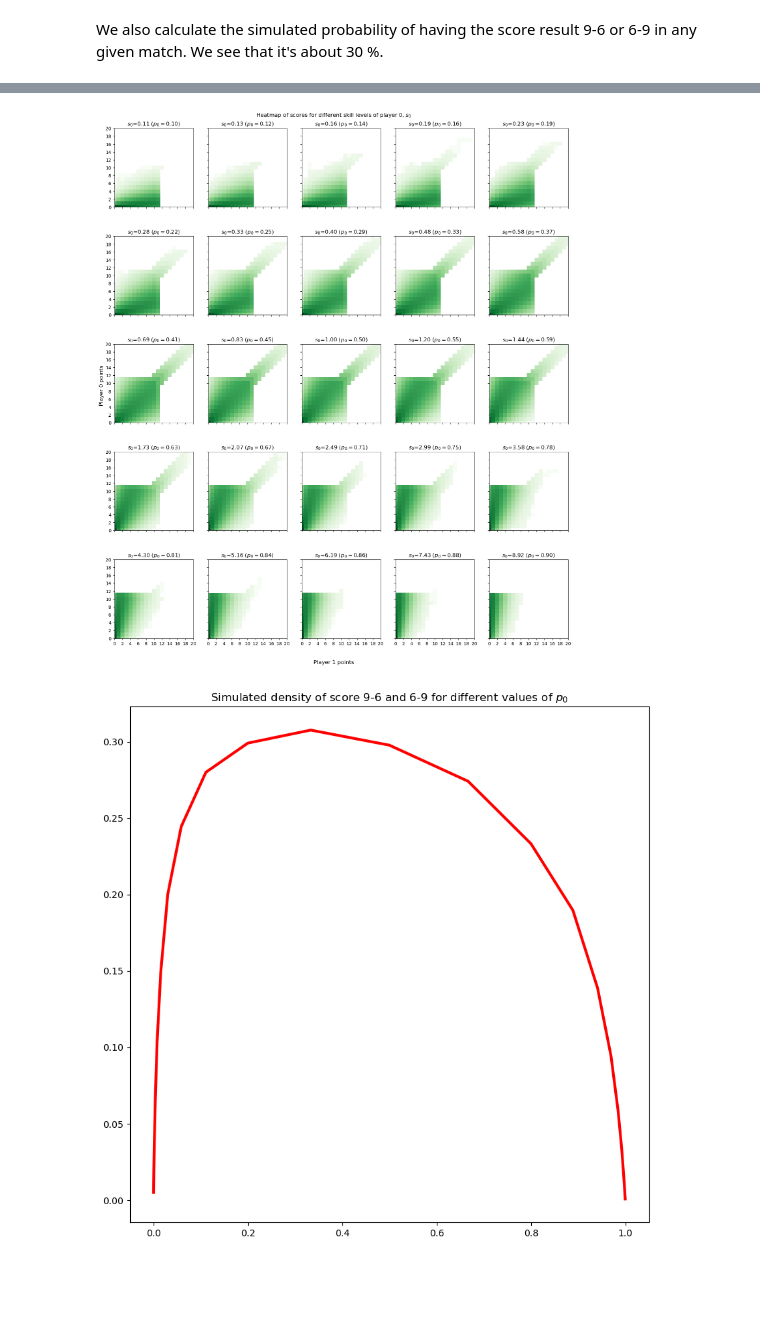
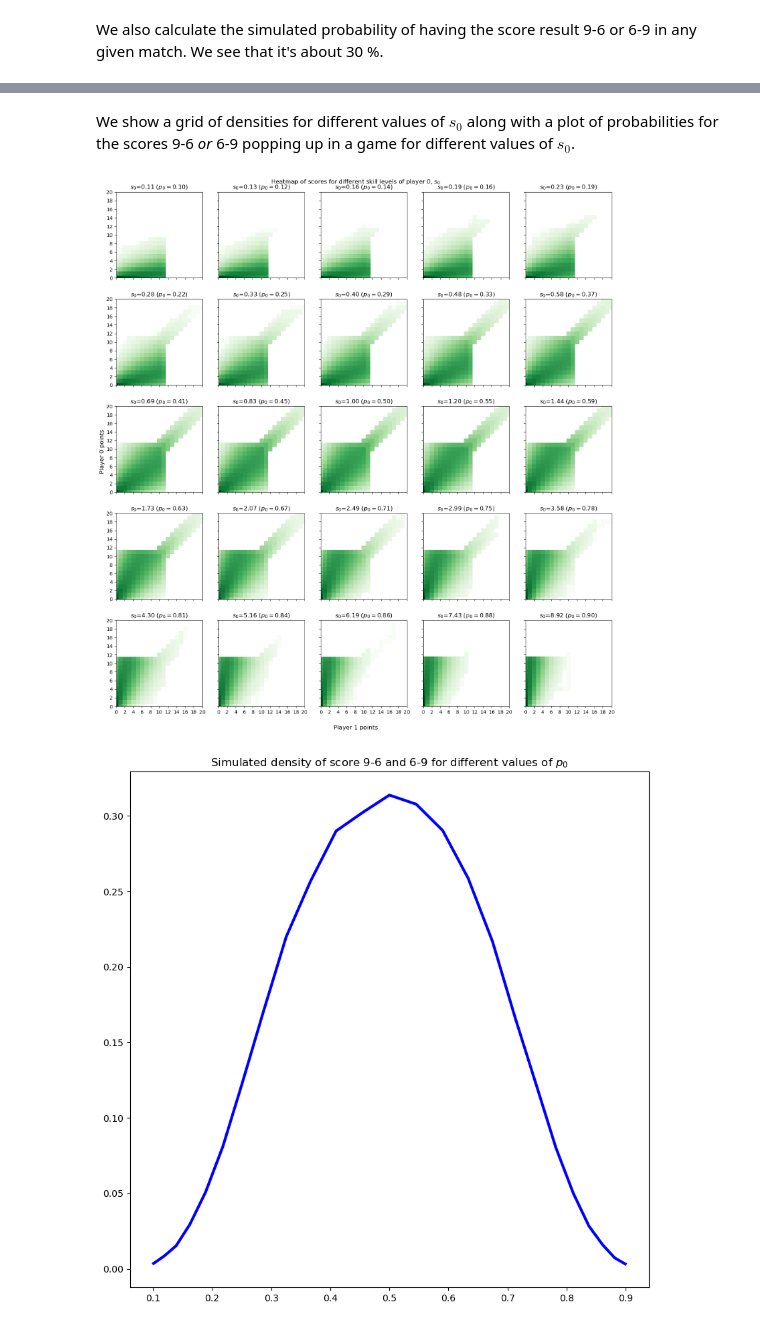
Before and after one commit to magnushelliesen/ping-pong-result-simulator, a Jupyter notebook: ping-pong-result-simulator.ipynb, the cells around one changed output, grey strips where cells are left out. Cells and saved outputs as stored; diff of their text form; code cells hidden in the pictures; blank space fills up the shorter version.

```diff
--- a/ping-pong-result-simulator.ipynb
+++ b/ping-pong-result-simulator.ipynb
@@ -39,7 +62,7 @@ def result_from_game(s0, k_s):
     while (max(scores_in_game[-1][0], scores_in_game[-1][1]) < 11) or (abs(scores_in_game[-1][0]-scores_in_game[-1][1]) < 2):
         if min(scores_in_game[-1][0], scores_in_game[-1][1]) >= 10:
             serves = 1
-        s0_prime = s0 if not serves_in_game[-1][0] else s0*k_s
+        s0_prime = s0/k_s if not serves_in_game[-1][0] else s0*k_s
         player0_won, player1_won = result_from_single_exchange(s0_prime)
         scores_in_game.append((scores_in_game[-1][0]+player0_won, scores_in_game[-1][1]+player1_won))
         serves_in_game.append((not serves_in_game[-1][0] if serves_in_game[-1][0] == serves_in_game[-serves][0] else serves_in_game[-1][0],
@@ -75,6 +117,6 @@ def game_simulator(s0, advantage_of_serve, n, seed):
 We now simulate 100,000 games between equaly skilled players and store it to a list. We then put it in a DataFrame, manipulate it, and plot it as a heatmap. We see that scores along the diagonal (that is, farily even matches) are the most frequent. Nevertheless, every so often a player wins 11 to nothing, and sometimes the game goes on until 25 points and more. Note that the heatmap uses a power-transformation, that is count is raised to the 1/4th power to make the plot a bit more busy. The reason is that otherwise 0-0 dominats the plot as it occurs every game.
 # %%
-simulation_of_games = game_simulator(1, 1.5, 100000, 1234)
+simulation_of_games = game_simulator(1, 2, 100000, 1234)
 
 df = pd.DataFrame(simulation_of_games, columns=['player0_points', 'player1_points'])
 
@@ -87,7 +129,7 @@ df_to_plot = (
     .pivot_table(index=['player0_points'], columns=['player1_points'])
 )
 
-plt.figure(figsize=(10,10))
+plt.figure(figsize=(10, 10))
 plt.imshow(df_to_plot, origin='lower', cmap ="Greens", norm=PowerNorm(0.25))
 plt.ylabel('Player 0 points')
 plt.xlabel('Player 1 points')
@@ -116,8 +158,9 @@ def result_creator(advantage_of_serve, n, seed):
     fig.suptitle('Heatmap of scores for different skill levels of player 0, $s_0$')
     fig.tight_layout(rect=[0, 0, 1, 1])
     prob = []
+    p0 = []
     i, j = 0, 0
-    for s0 in [1.2**i for i in range(-12,13)]:
+    for s0 in [1.2**i for i in range(-12, 13)]:
         simulation_of_games = game_simulator(s0, advantage_of_serve, n, 1234)
 
         df = pd.DataFrame(simulation_of_games, columns=['player0_points', 'player1_points'])
@@ -142,6 +185,7 @@ def result_creator(advantage_of_serve, n, seed):
         df = df.assign(**{'match_id': lambda df: df['new_match'].cumsum()})
         df = df.assign(**{'96/69': lambda df: [1 if (p1, p2) in ((9, 6), (6, 9)) else 0 for p1, p2 in zip(df['player0_points'], df['player1_points'])]})
         prob.append(df.groupby(df['match_id'])['96/69'].sum().mean())
+        p0.append(s0/(s0+1))
 
         if i == 4:
             i = 0
@@ -150,11 +194,13 @@ def result_creator(advantage_of_serve, n, seed):
             i += 1
 
     plt.figure(figsize=(10, 10))
-    plt.plot([2**i/(2**i+1) for i in range(-12,13)], prob, color='Red', linewidth=3)
+    plt.plot(p0, prob, color='Blue', linewidth=3)
     plt.title('Simulated density of score 9-6 and 6-9 for different values of $p_0$')
     plt.show()
+# %% [markdown]
+We show a grid of densities for different values of $s_0$ along with a plot of probabilities for the scores 9-6 *or* 6-9 popping up in a game for different values of $s_0$.
 # %%
-result_creator(1.5, 100000, 1234)
+result_creator(2, 100000, 1234)
 # %% [output]
-[figure, old version]
+[figure, new version]
-[figure, old version]
+[figure, new version]
```
Also changed, not shown: parts of 14 cells of this notebook.
